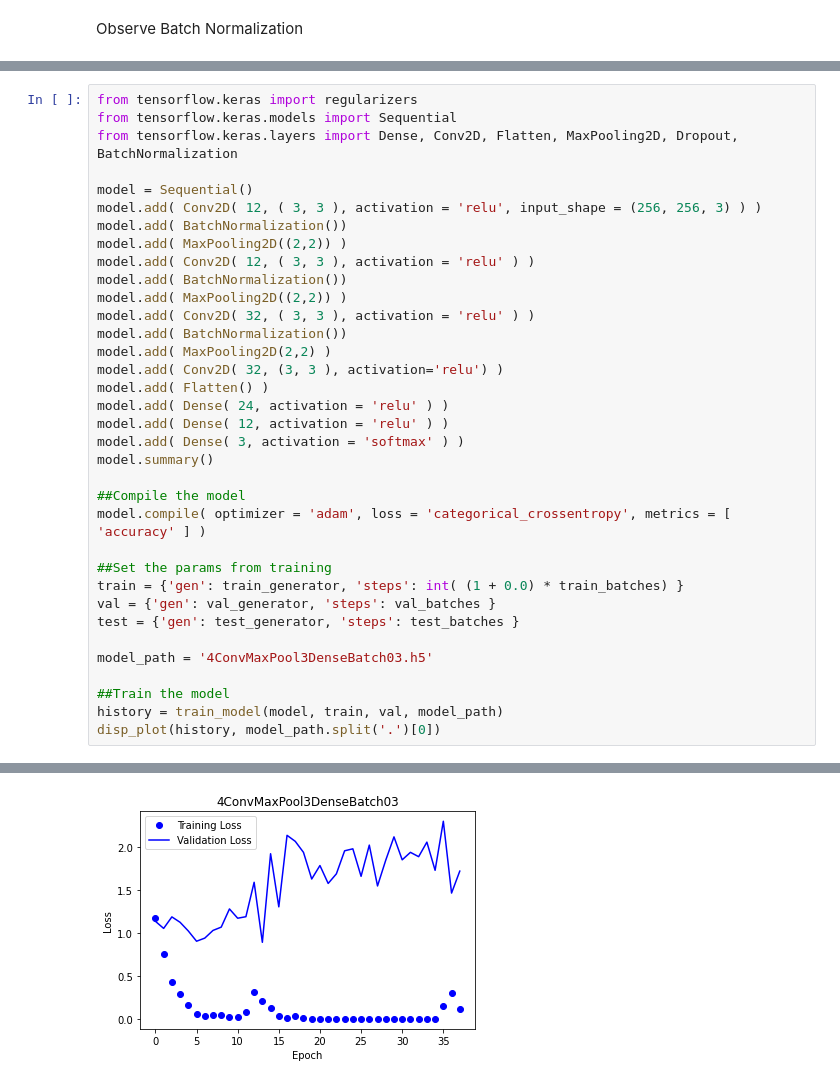
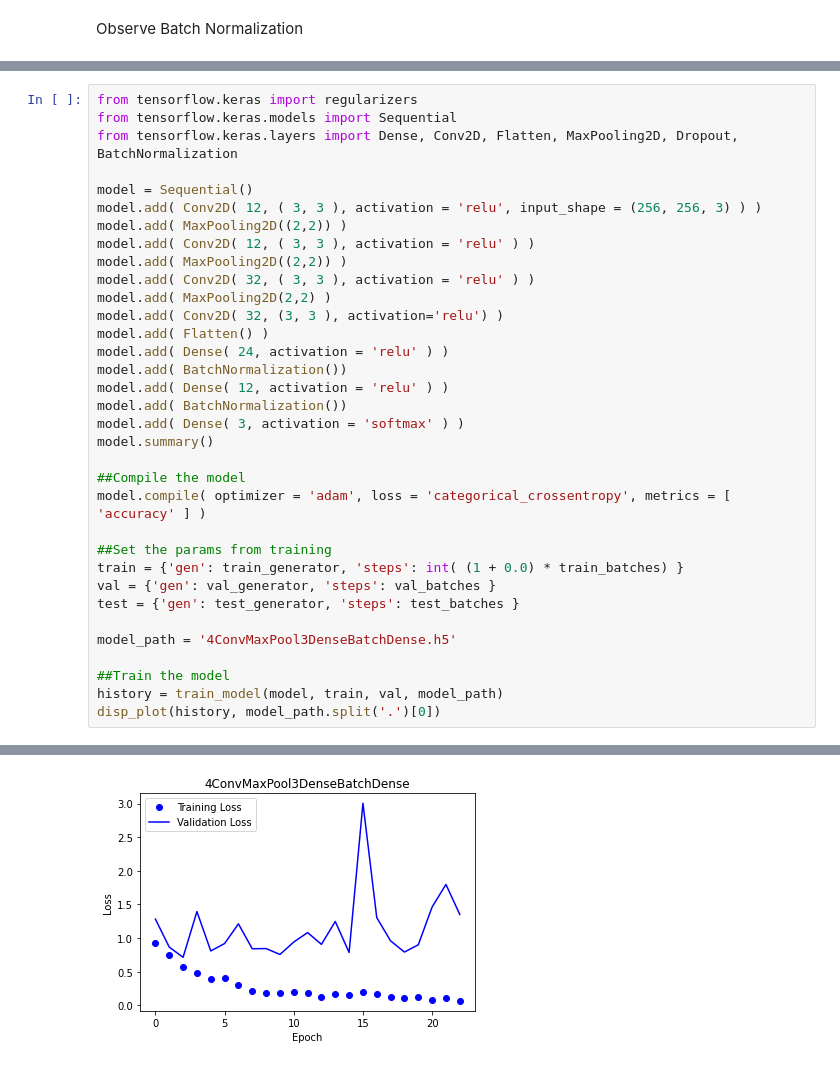
Before and after one commit to mykon23/DL-2020Project, a Jupyter notebook: Equus6.ipynb, the cells around one changed output, grey strips where cells are left out. Drawn from its saved outputs; the diff is of its cells as text.

```diff
--- a/Equus6.ipynb
+++ b/Equus6.ipynb
@@ -1015,18 +1004,17 @@ from tensorflow.keras.layers import Dense, Conv2D, Flatten, MaxPooling2D, Dropou
 
 model = Sequential()
 model.add( Conv2D( 12, ( 3, 3 ), activation = 'relu', input_shape = (256, 256, 3) ) )
-model.add( BatchNormalization())
 model.add( MaxPooling2D((2,2)) )
 model.add( Conv2D( 12, ( 3, 3 ), activation = 'relu' ) )
-model.add( BatchNormalization())
 model.add( MaxPooling2D((2,2)) )
 model.add( Conv2D( 32, ( 3, 3 ), activation = 'relu' ) )
-model.add( BatchNormalization())
 model.add( MaxPooling2D(2,2) )
 model.add( Conv2D( 32, (3, 3 ), activation='relu') )
 model.add( Flatten() )
 model.add( Dense( 24, activation = 'relu' ) )
+model.add( BatchNormalization())
 model.add( Dense( 12, activation = 'relu' ) )
+model.add( BatchNormalization())
 model.add( Dense( 3, activation = 'softmax' ) )
 model.summary()
 
@@ -1038,7 +1026,7 @@ train = {'gen': train_generator, 'steps': int( (1 + 0.0) * train_batches) }
 val = {'gen': val_generator, 'steps': val_batches }
 test = {'gen': test_generator, 'steps': test_batches }
 
-model_path = '4ConvMaxPool3DenseBatch03.h5'
+model_path = '4ConvMaxPool3DenseBatchDense.h5'
 
 ##Train the model
 history = train_model(model, train, val, model_path)
@@ -1065,4 +1053,4 @@ Epoch 38/50
-[figure, old version]
+[figure, new version]
 # %%
 ##Load the weights of the best model acquired in training
 model.load_weights(model_path)
```
Also changed, not shown: parts of 29 cells of this notebook.
